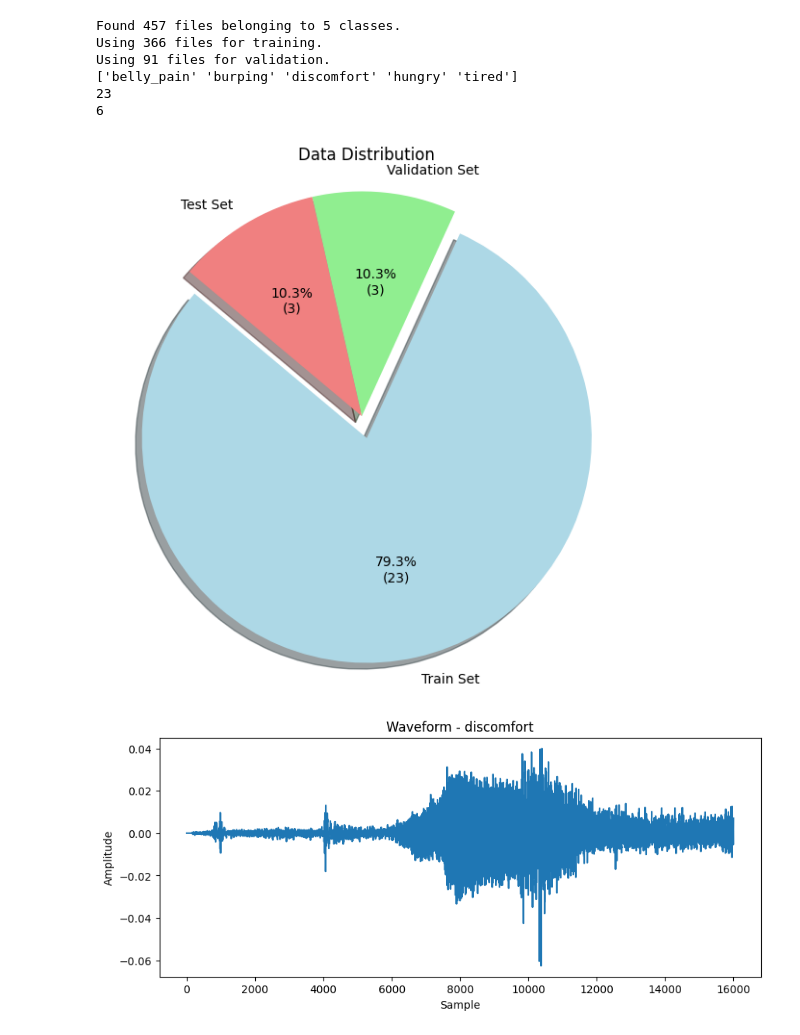
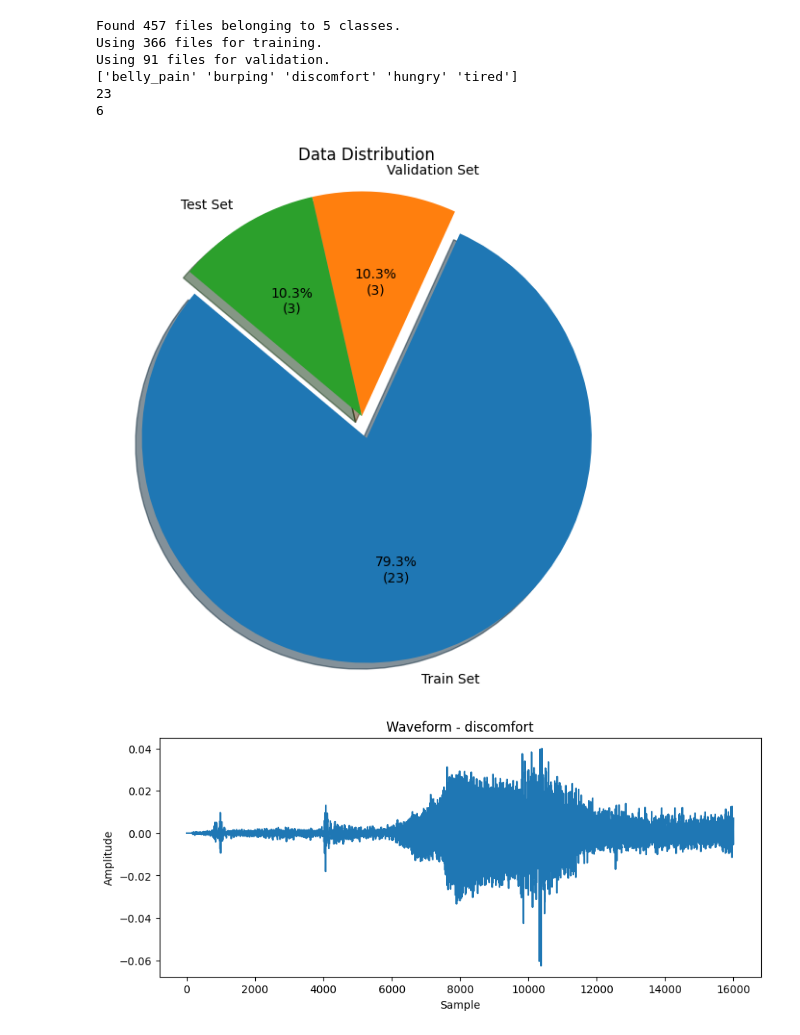
Before and after one commit to sanathaDhipa/speech-infant-classification, a Jupyter notebook: infantClassification.ipynb, the cells around one changed output. Saved outputs shown, nothing was run; the diff lists cells and outputs as text; code cells hidden in the pictures.

```diff
--- a/infantClassification.ipynb
+++ b/infantClassification.ipynb
@@ -50,24 +50,23 @@ val_set = val_set.shard(num_shards=2, index=1)
 # %%
 train_samples = len(list(train_set))
 val_samples = len(list(val_set))
 test_samples = len(list(test_set))
 
 labels = ['Train Set', 'Validation Set', 'Test Set']
 sizes = [train_samples, val_samples, test_samples]
-colors = ['lightblue', 'lightgreen', 'lightcoral']
 explode = (0.1, 0, 0)
 
 def autopct_format(pct, allvals):
     absolute = int(pct/100.*np.sum(allvals))
     return f"{pct:.1f}%\n({absolute})"
 
 plt.figure(figsize=(7, 7))
-plt.pie(sizes, explode=explode, labels=labels, colors=colors, autopct=lambda pct: autopct_format(pct, sizes), shadow=True, startangle=140)
-plt.axis('equal')  # Equal aspect ratio ensures that pie is drawn as a circle.
+plt.pie(sizes, explode=explode, labels=labels, autopct=lambda pct: autopct_format(pct, sizes), shadow=True, startangle=140)
+plt.axis('equal')
 plt.title('Data Distribution')
 plt.show()
 # %% [output]
-[figure, old version]
+[figure, new version]
 # %%
 def get_spectogram(waveform):
     spectogram=tf.signal.stft(
```
Also changed, not shown: parts of 7 cells of this notebook.
